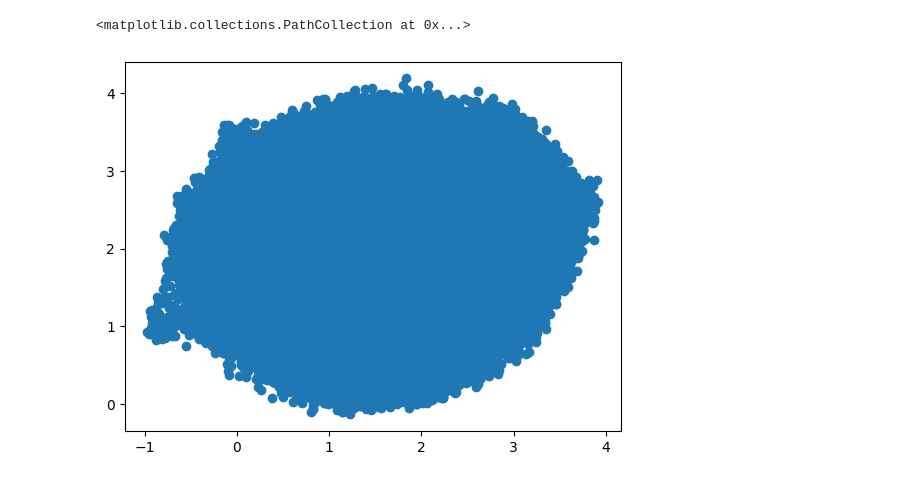
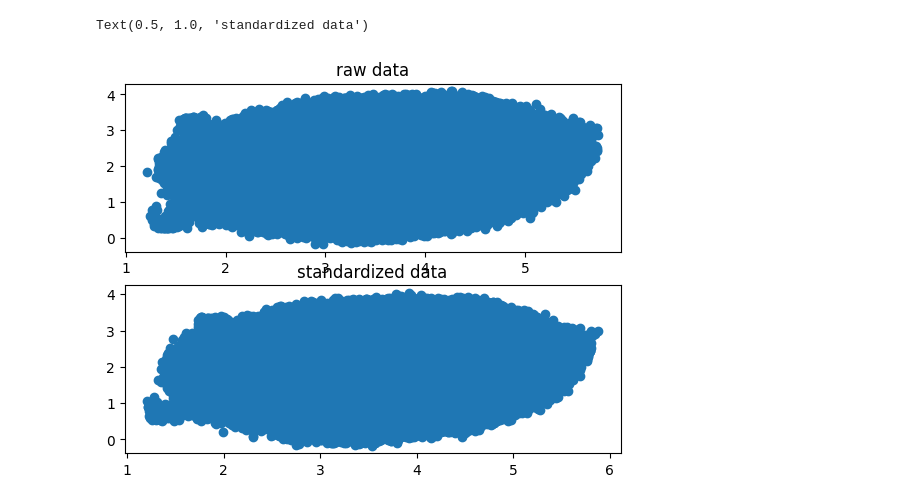
Before and after one commit to RyuichiShinseiB/Feature_extraction, a Jupyter notebook: notebooks/umap.ipynb, the cells around one changed output. Drawn from its saved outputs; the diff is of its cells as text; code cells hidden in the pictures.

```diff
--- a/notebooks/umap.ipynb
+++ b/notebooks/umap.ipynb
@@ -67,4 +36,12 @@ from sklearn.preprocessing import StandardScaler
 
 std_scaler = StandardScaler()
 X_std = std_scaler.fit_transform(X)
+# %%
+reducer_default = umap.UMAP(
+    n_components=3,
+    random_state=42,
+    n_jobs=1,
+    metric="manhattan"
+)
+X_emb = reducer_default.fit_transform(X)
 # %%
@@ -78,7 +55,14 @@ X_std_emb = reducer.fit_transform(X_std)
-# %%
-plt.scatter(X_std_emb[:, 0], X_std_emb[:, 1])
-# %% [output]
-<matplotlib.collections.PathCollection at 0x...>
-[figure, removed]
+# %%
+fig = plt.figure()
+ax = fig.add_subplot(211)
+ax.scatter(X_std_emb[:, 0], X_std_emb[:, 1])
+ax.set_title("raw data")
+
+ax = fig.add_subplot(212)
+plt.scatter(X_emb[:, 0], X_emb[:, 1])
+ax.set_title("standardized data")
+# %% [output]
+Text(0.5, 1.0, 'standardized data')
+[figure, added]
 # %%
 plt.hist(X_std_emb[:, 1], bins=20)
```
Also changed, not shown: parts of 10 cells of this notebook, 1 other file.
